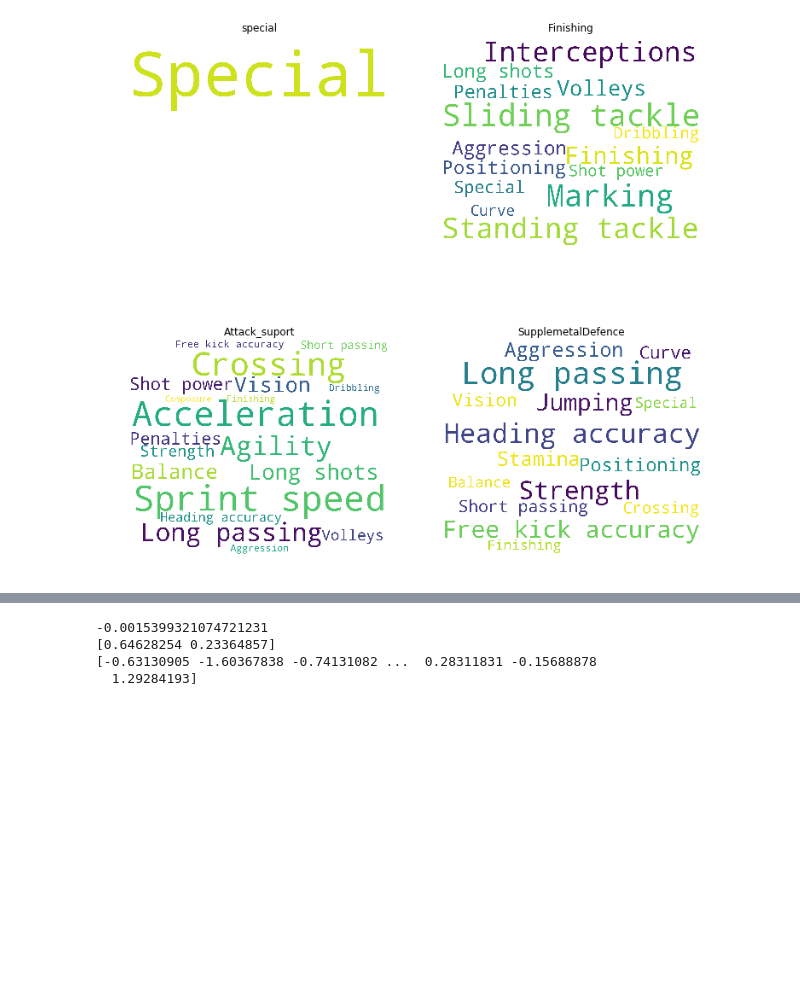
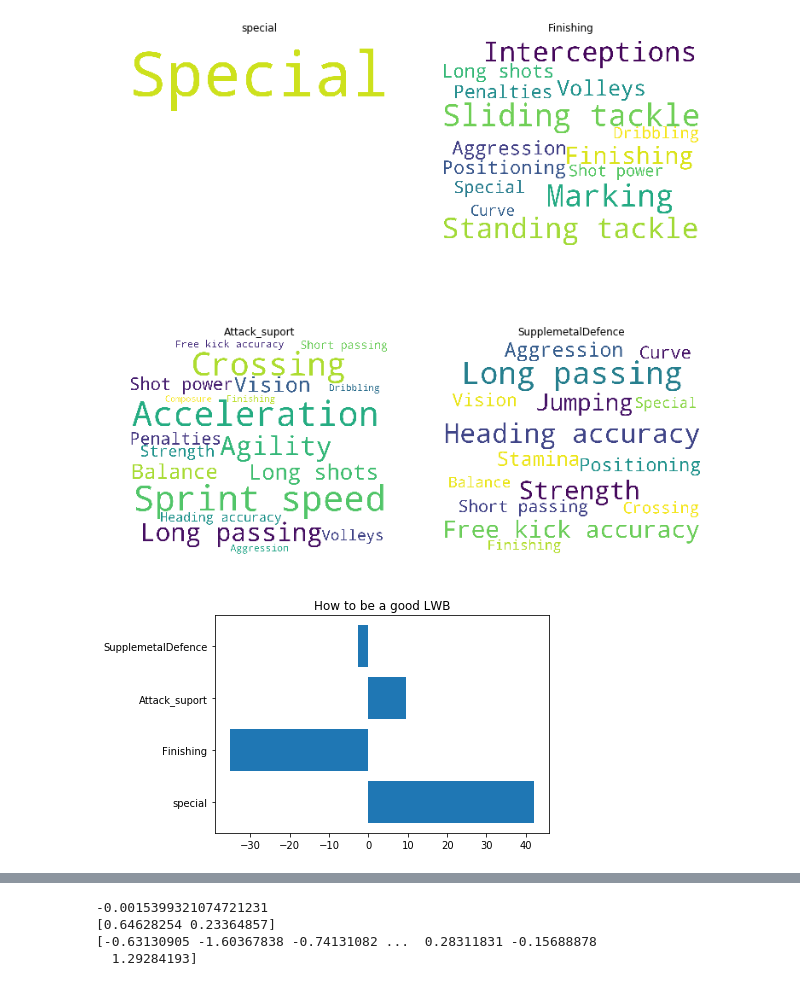
Before and after one commit to YahanCU/Football-analytics-project, a Jupyter notebook: Project for soccer game.ipynb, the cells around one changed output, grey strips where cells are left out. Saved outputs shown, nothing was run; the diff lists cells and outputs as text; code cells hidden in the pictures; blank space fills up the shorter version.

Commit message:
Visulization of graph for each position and dataset to explain the graph

```diff
--- a/Project for soccer game.ipynb
+++ b/Project for soccer game.ipynb
@@ -606,3 +606,11 @@ def plot():
 plot()
 # %% [output]
 [figure]
+# %%
+def show_ability_position(position):
+    plt.barh( name,result_of_positions.loc[position])
+    plt.title('How to be a good '+position)
+# %%
+show_ability_position('LWB')
+# %% [output]
+[figure, added]
```
Also changed, not shown: parts of 1 cell of this notebook.
